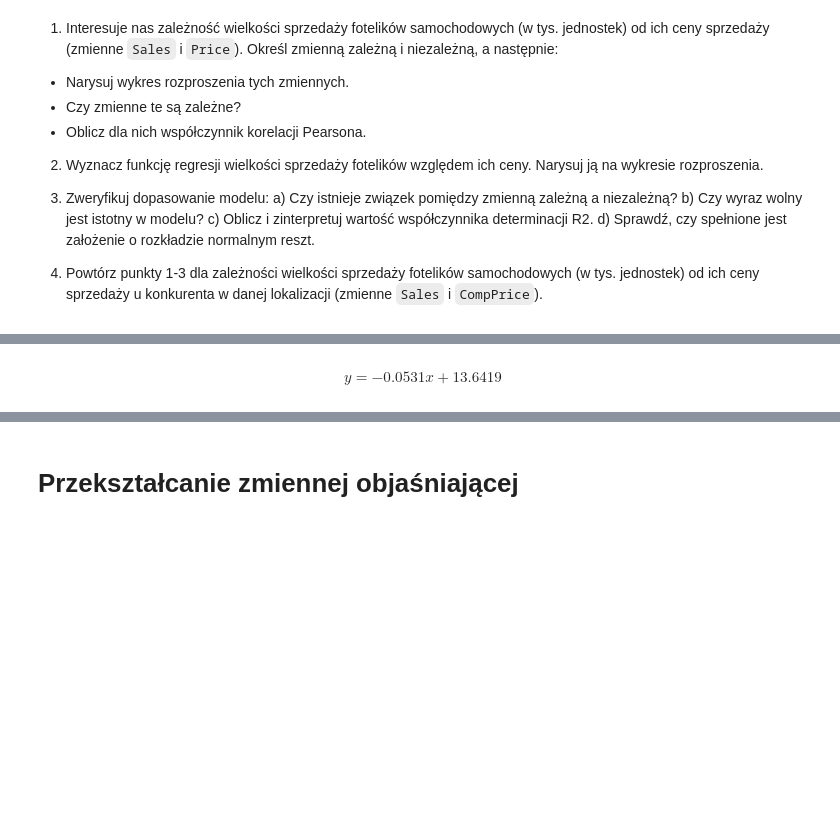
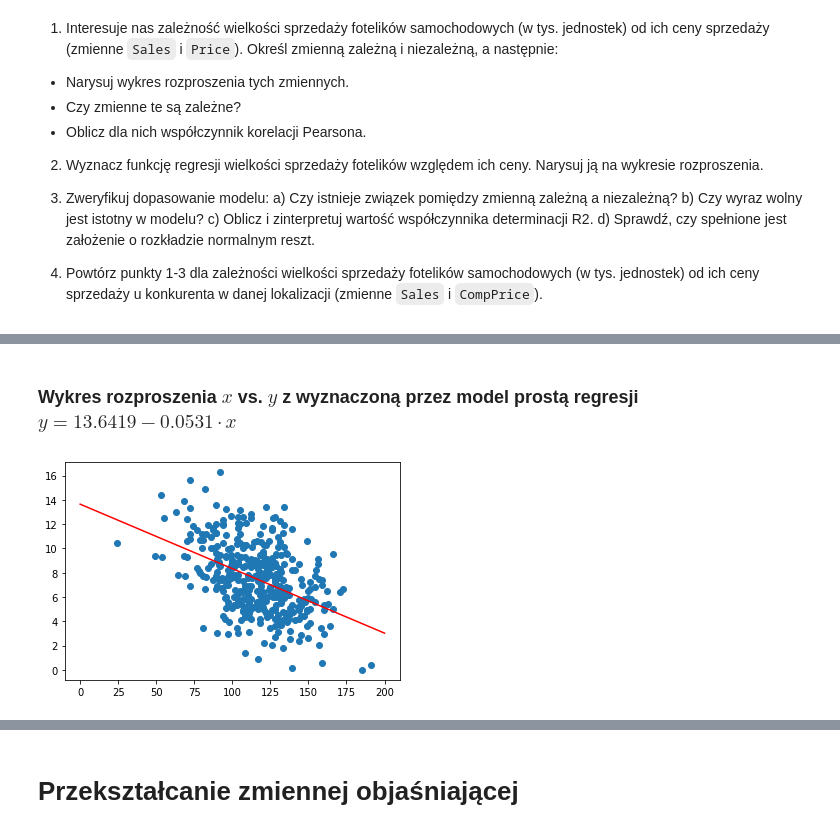
Before and after one commit to mdabrowski-phd/ds250223_regression, a Jupyter notebook: workshops/03_regresja/01_regresja_jednej_zmiennej.ipynb, the cells around one changed output, grey strips where cells are left out. Cells and saved outputs as stored; diff of their text form; code cells hidden in the pictures; blank space fills up the shorter version.

```diff
--- a/workshops/03_regresja/01_regresja_jednej_zmiennej.ipynb
+++ b/workshops/03_regresja/01_regresja_jednej_zmiennej.ipynb
@@ -122,9 +205,9 @@ Wczytaj zbiór `Carseats`, który zawierają dane o sprzedaży fotelików samoch
 # %%
-# #metoda2
+#metoda2
+carseats_df2 = sm.add_constant(carseats.data,prepend = True,has_constant = "add")
+carseats_df2
 
-# carseats_df2 = sm.add_constant(carseats.data,prepend = True,has_constant='add')
-# carseats_df2
-# X,Y = carseats_df2[['const','Price']],carseats_df2['Sales']
-# model2 = sm.OLS(endog = Y,exog = X)
-# fitted_model2 = model2.fit()
-# fitted_model2.summary()
+X,Y = carseats_df2[['const','Price']],carseats_df2['Sales']
+model2 = sm.OLS(endog = Y,exog = X)
+fitted_model2 = model2.fit()
+fitted_model2.summary()
@@ -131,8 +234,8 @@ Wczytaj zbiór `Carseats`, który zawierają dane o sprzedaży fotelików samoch
 # %%
-# #metoda3
-# Y,X = dmatrices('Sales~Price',data = carseats_df,return_type = 'dataframe')
-# print(Y)
-# print(X)
-# model3 = sm.OLS(endog = Y,exog = X)
-# fitted_model3 = model3.fit()
-# fitted_model3.summary()
+#metoda 3
+Y,X = dmatrices('Sales~Price',data = carseats_df,return_type='dataframe')
+print(Y)
+print(X)
+model3 = sm.OLS(endog = Y,exog = X)
+fitted_model3 = model3.fit()
+fitted_model3.summary()
@@ -197,2 +354,0 @@ Wczytaj zbiór `Carseats`, który zawierają dane o sprzedaży fotelików samoch
-# %% [markdown]
-$$y = 	-0.0531x+13.6419$$
@@ -202,0 +355,11 @@ $$y = 	-0.0531x+13.6419$$
+# %% [markdown]
+### Wykres rozproszenia $x$ vs. $y$ z wyznaczoną przez model prostą regresji $y=13.6419 - 0.0531 \cdot x$
+# %%
+#2
+plt.scatter(X.Price,Y.Sales)
+X_plot = np.linspace(0,200,200)
+#obojętnie czy weźmiemy model1 model2 czy model3 to są te same modele
+plt.plot(X_plot,X_plot*fitted_model2.params[1]+fitted_model2.params[0],color = 'red')
+plt.show()
+# %% [output]
+[figure, added]
```
Also changed, not shown: parts of 44 cells of this notebook, 3 other files.
